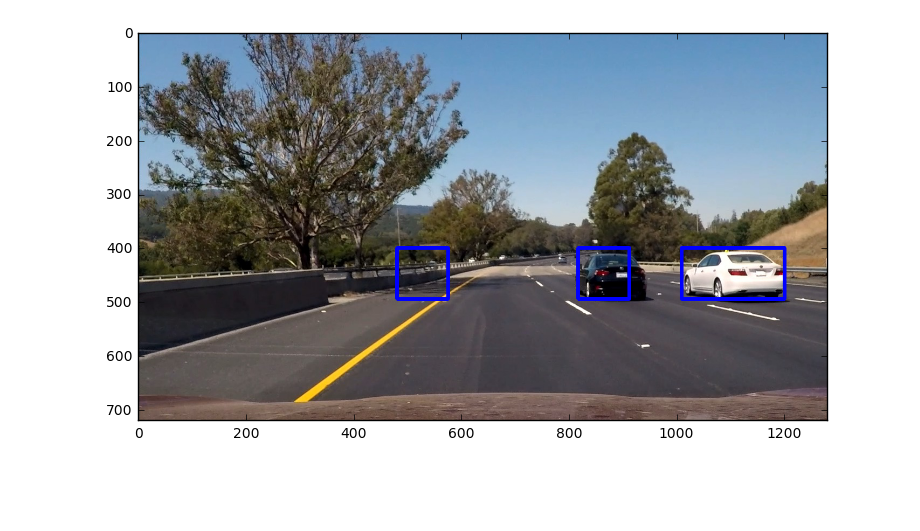
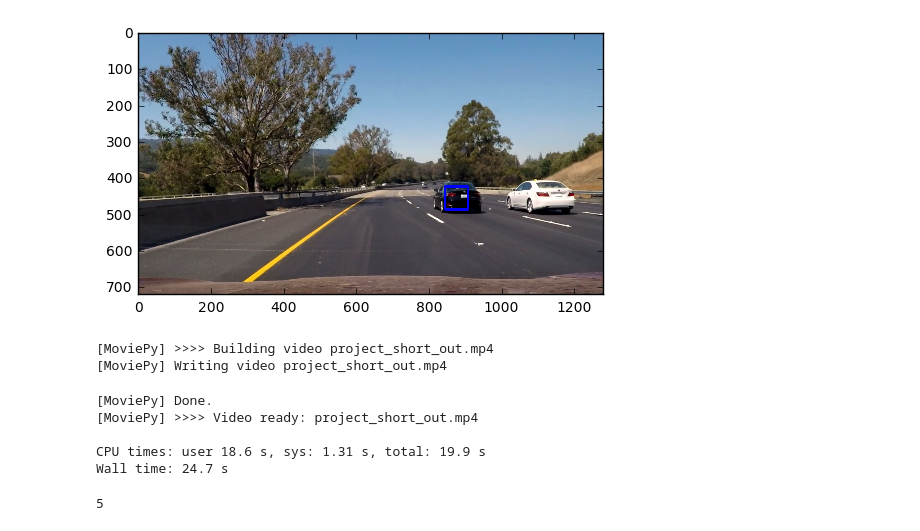
Before and after one commit to ThomasOdum/CarND-P05-Vehicle-Detection, a Jupyter notebook: Vehicle-Detection.ipynb, the cells around one changed output. Cells and saved outputs as stored; diff of their text form; code cells hidden in the pictures; blank space fills up the shorter version.

```diff
--- a/Vehicle-Detection.ipynb
+++ b/Vehicle-Detection.ipynb
@@ -32,9 +39,9 @@ np.random.seed(0xdeadbeef)
 # %%
-color_space = 'YUV' # Can be RGB, HSV, LUV, HLS, YUV, YCrCb
+color_space = 'HLS' # Can be RGB, HSV, LUV, HLS, YUV, YCrCb
 orient = 9  # HOG orientations
 pix_per_cell = 8 # HOG pixels per cell
 cell_per_block = 2 # HOG cells per block
-hog_channel = 0 # Can be 0, 1, 2, or "ALL"
+hog_channel = "ALL" # Can be 0, 1, 2, or "ALL"
 spatial_size = (16, 16) # Spatial binning dimensions
 hist_bins = 16    # Number of histogram bins
 spatial_feat = True # Spatial features on or off
@@ -151,7 +276,7 @@ print(config)
 pyramid = [((64, 64),  [400, 500]),
            ((96, 96),  [400, 500]),
            ((128, 128),[450, 578]),
-           ((192, 192),[400, None]),
+           ((192, 192),[450, None]),
 #             ((256, 256),[450, None])
       ]
 image_size = (720, 1280)
@@ -263,18 +284,2 @@ def find_vehicles(heatmap):
 # %%
-image = mpimg.imread('test_images/test6.jpg')
+image = mpimg.imread('test_images/test3.jpg')
-# %%
-t = time.time()
-from sklearn import metrics
-
-candidates = multiscale_detect(image, clf, config, windows)
-
-heatmap = update_heatmap(candidates, image.shape)
-plt.imshow(heatmap)
-labels = label(heatmap)
-im2 = draw_labeled_bboxes(np.copy(image), labels)
-t2 = time.time() - t
-print('Detected %d vehicles in %.2f seconds' % (len(bboxes), t2))
-
-plt.imshow(im2)
-
-plt.show()
@@ -322,17 +564,16 @@ params['clf'] = clf
 params['windows'] = windows
 params['cache_enabled'] = True
 params['heatmap_cache_length'] = 10
-params['heatmap_threshold'] = 2
+params['heatmap_threshold'] = 1
 
-for i in range(11):
-    im2 = process_image(image, params)
-%time process_image(image, params)
-plt.figure(figsize=(10,5))
-plt.imshow(im2)
-plt.show()
-# test_images = glob.glob('test_images/*.jpg')
-# for fname in test_images:
-#     im = mpimg.imread(fname)
-#     im2 = process_image(im, params)
+test_images = glob.glob('test_images/*.jpg')
+for fname in test_images:
+    im = mpimg.imread(fname)
+    im2 = process_image(im, params)
+
+#     pprint(len(process_image.cache['tracker'].candidates))
+
+    plt.imshow(im2)
+
 #     mpimg.imsave('output_images/'+os.path.basename(fname), im2)
 # %% [output]
@@ -341,2 +580,2 @@ Wall time: 203 ms
-[figure, old version]
+[figure, new version]
 # %%
@@ -350,3 +590,19 @@ params['heatmap_threshold'] = 2
 
 vid_output = 'project_short_out.mp4'
 clip = VideoFileClip('project_short.mp4')
+# %%
+vid_clip = clip.fl_image(lambda x: process_image(x, params))
+%time vid_clip.write_videofile(vid_output, audio=False)
+# %% [output]
+[MoviePy] >>>> Building video project_short_out.mp4
+[MoviePy] Writing video project_short_out.mp4
+[MoviePy] Done.
+[MoviePy] >>>> Video ready: project_short_out.mp4
+
+CPU times: user 18.6 s, sys: 1.31 s, total: 19.9 s
+Wall time: 24.7 s
+# %%
+from pprint import pprint
+pprint(len(process_image.cache['tracker'].candidates))
+# %% [output]
+5
```
Also changed, not shown: parts of 21 cells of this notebook, 10 other files.
